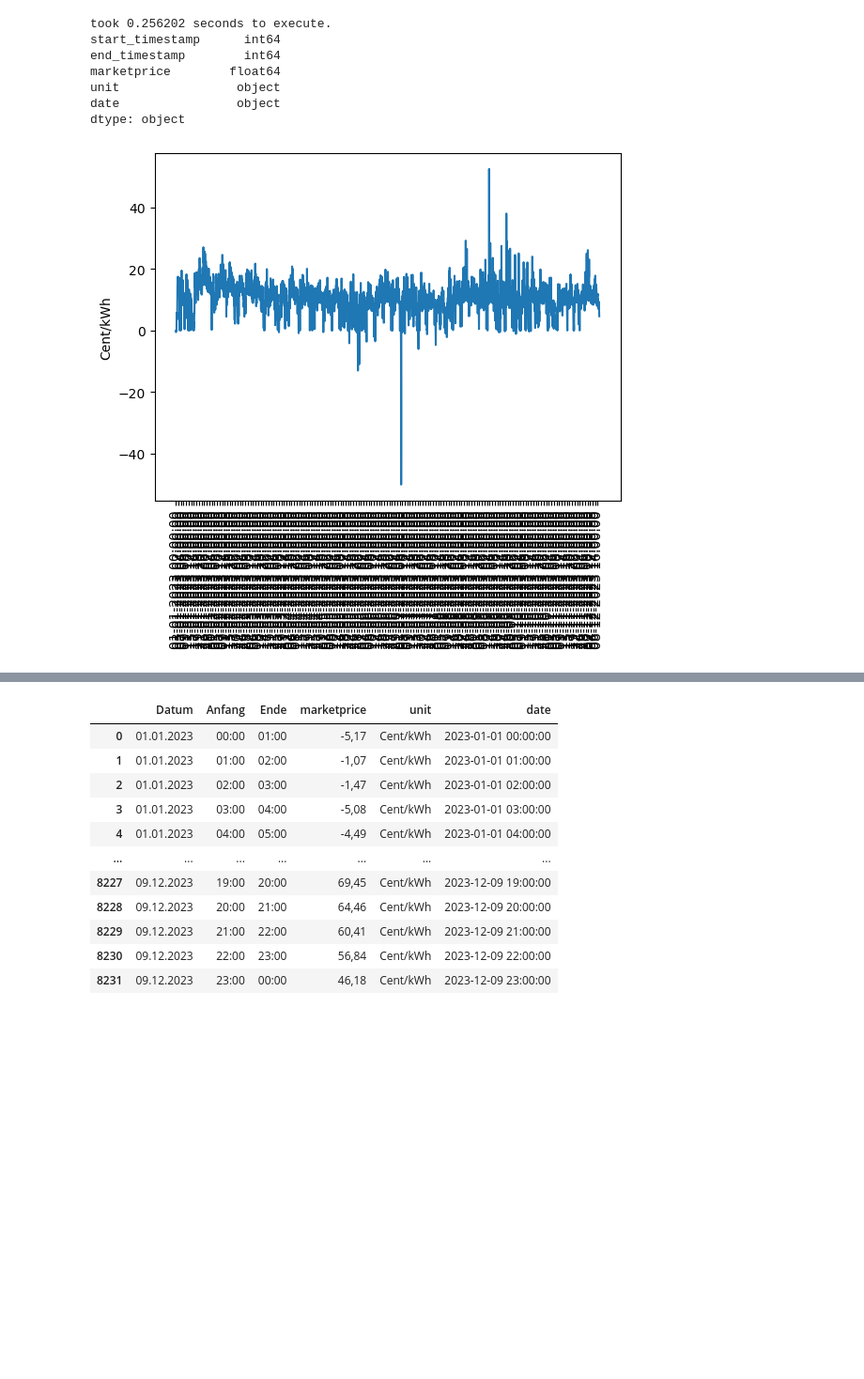
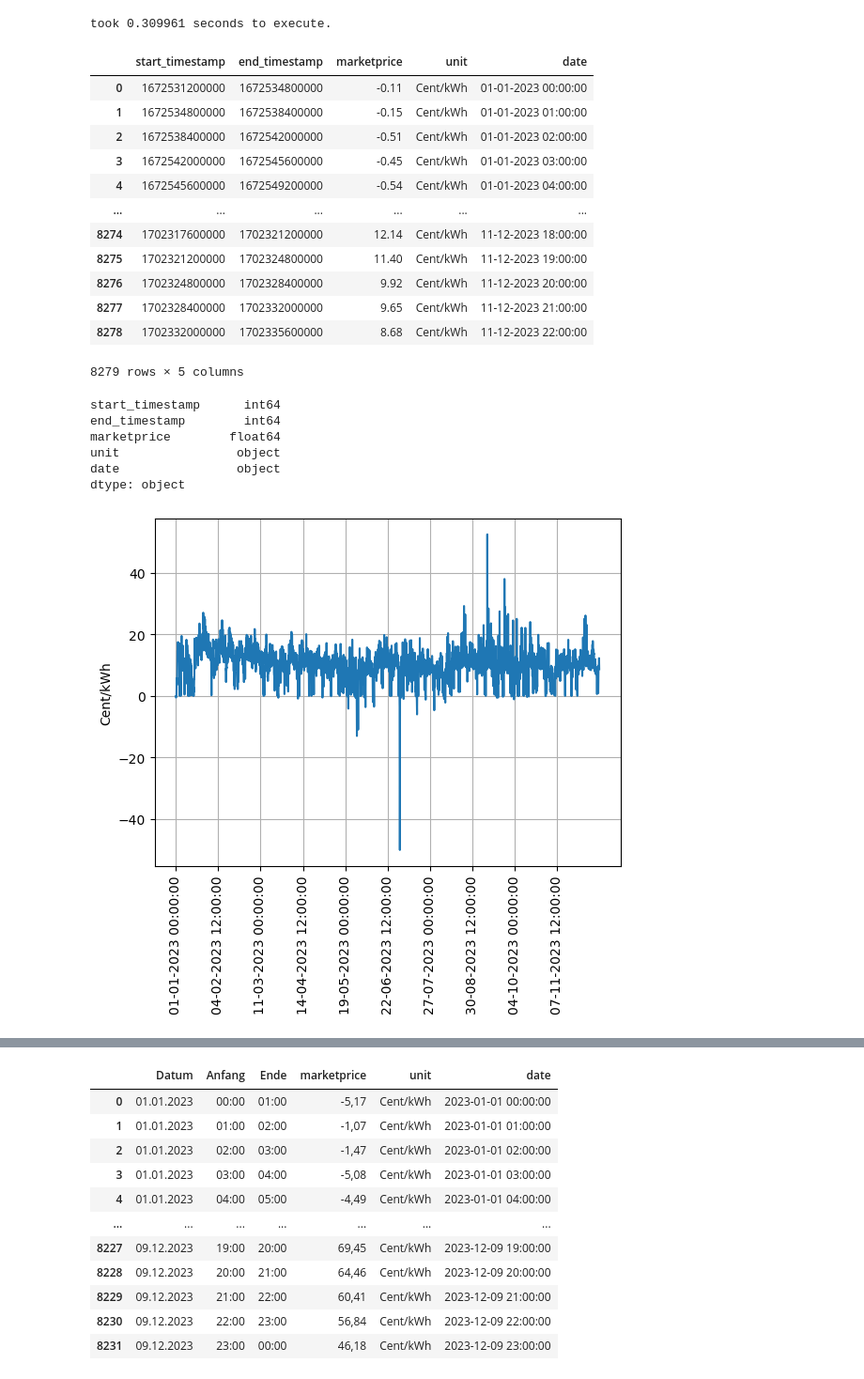
Before and after one commit to rumexcrisp/aim_bi_project, a Jupyter notebook: api_check.ipynb, the cells around one changed output, grey strips where cells are left out. Shown at 94% size. Drawn from its saved outputs; the diff is of its cells as text; code cells hidden in the pictures; blank space fills up the shorter version.

```diff
--- a/api_check.ipynb
+++ b/api_check.ipynb
@@ -42,22 +44,40 @@ df["marketprice"] = (df["marketprice"] * 0.1).round(2)
 df["unit"] = "Cent/kWh"
 df["date"] = df["start_timestamp"].apply(lambda epoch: datetime.fromtimestamp(epoch / 1000, tz=timezone.utc).strftime('%d-%m-%Y %H:%M:%S'))
 df.drop(0, axis=0, inplace=True)
+df.reset_index(drop=True, inplace=True)
 # df = df.head(100)
-
-print(df.dtypes)
-plt.plot(df["date"], df["marketprice"])
-plt.ylabel(df["unit"].iloc[0])
-plt.xticks(df["date"][::50], rotation=90)
-plt.show()
+df
 # %% [output]
-took 0.256202 seconds to execute.
-start_timestamp      int64
-end_timestamp        int64
-marketprice        float64
-unit                object
-date                object
-dtype: object
+took 0.309961 seconds to execute.
-[figure, removed]
+|  | start_timestamp | end_timestamp | marketprice | unit | date |
+| 0 | 1672531200000 | 1672534800000 | -0.11 | Cent/kWh | 01-01-2023 00:00:00 |
+| 1 | 1672534800000 | 1672538400000 | -0.15 | Cent/kWh | 01-01-2023 01:00:00 |
+| 2 | 1672538400000 | 1672542000000 | -0.51 | Cent/kWh | 01-01-2023 02:00:00 |
+| 3 | 1672542000000 | 1672545600000 | -0.45 | Cent/kWh | 01-01-2023 03:00:00 |
+| 4 | 1672545600000 | 1672549200000 | -0.54 | Cent/kWh | 01-01-2023 04:00:00 |
+| ... | ... | ... | ... | ... | ... |
+| 8274 | 1702317600000 | 1702321200000 | 12.14 | Cent/kWh | 11-12-2023 18:00:00 |
+| 8275 | 1702321200000 | 1702324800000 | 11.40 | Cent/kWh | 11-12-2023 19:00:00 |
+| 8276 | 1702324800000 | 1702328400000 | 9.92 | Cent/kWh | 11-12-2023 20:00:00 |
+| 8277 | 1702328400000 | 1702332000000 | 9.65 | Cent/kWh | 11-12-2023 21:00:00 |
+| 8278 | 1702332000000 | 1702335600000 | 8.68 | Cent/kWh | 11-12-2023 22:00:00 |
+8279 rows × 5 columns
+# %%
+
+print(df.dtypes)
+plt.plot(df["date"], df["marketprice"])
+plt.ylabel(df["unit"].iloc[0])
+plt.xticks(df["date"][::round(len(df["date"])/10)], rotation=90)
+plt.grid()
+plt.show()
+# %% [output]
+start_timestamp      int64
+end_timestamp        int64
+marketprice        float64
+unit                object
+date                object
+dtype: object
+[figure, added]
 # %%
 rolling_mean = df["marketprice"].rolling(window=48, center=True).mean()
 # df = df.head(100)
```
Also changed, not shown: parts of 7 cells of this notebook.
